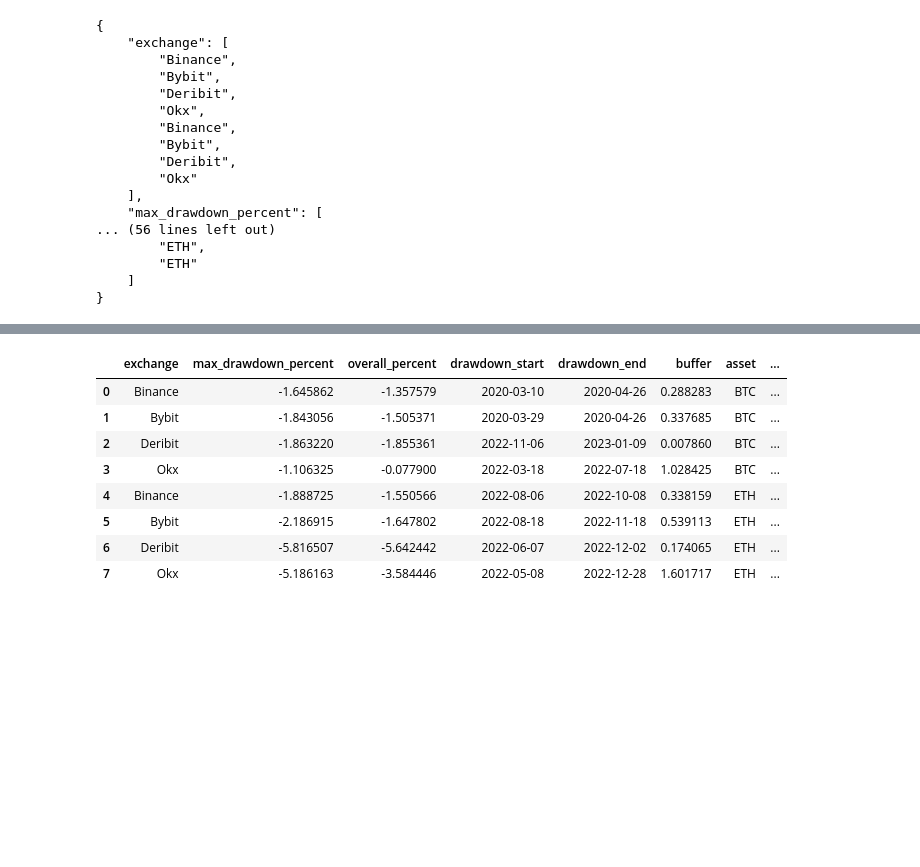
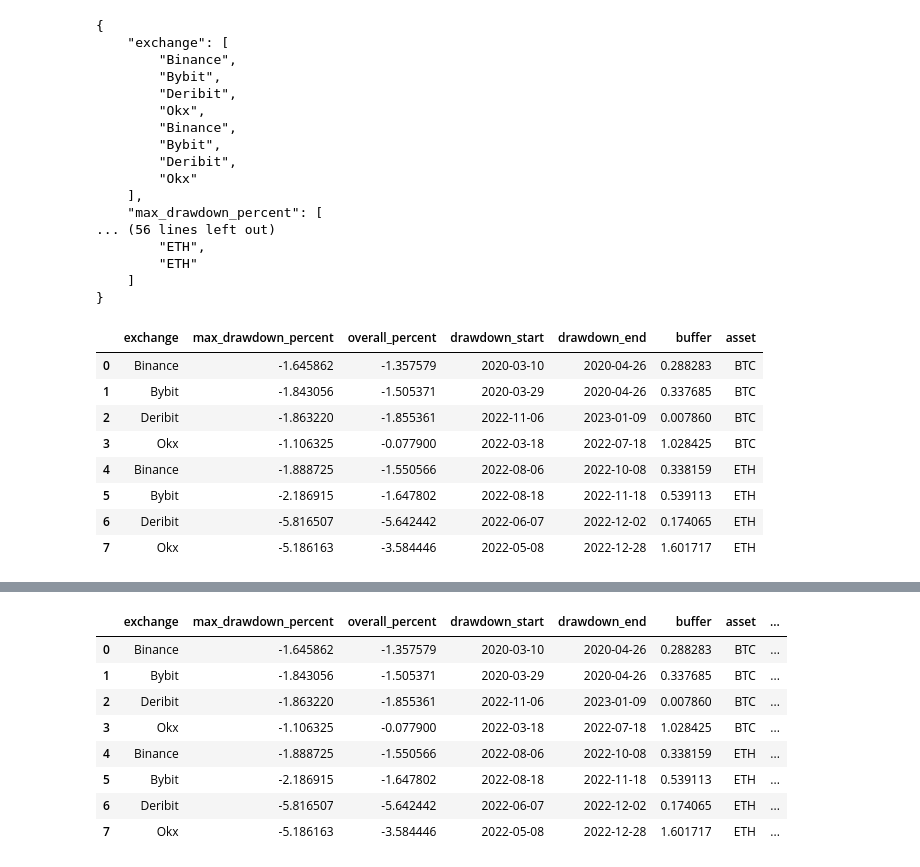
Before and after one commit to DiligentDeer/Web3Notebooks, a Jupyter notebook: ethena_research/sufficient_insurance_fund.ipynb, the cells around one changed output, grey strips where cells are left out. Cells and saved outputs as stored; diff of their text form; code cells hidden in the pictures; blank space fills up the shorter version.

```diff
--- a/ethena_research/sufficient_insurance_fund.ipynb
+++ b/ethena_research/sufficient_insurance_fund.ipynb
@@ -59,6 +59,21 @@ print(json.dumps(drawdown_dict, indent=4))
         "ETH"
     ]
 }
+# %%
+# Convert drawdown_dict to a DataFrame
+drawdown_df = pd.DataFrame(drawdown_dict)
+# %%
+drawdown_df
+# %% [output]
+|  | exchange | max_drawdown_percent | overall_percent | drawdown_start | drawdown_end | buffer | asset |
+| 0 | Binance | -1.645862 | -1.357579 | 2020-03-10 | 2020-04-26 | 0.288283 | BTC |
+| 1 | Bybit | -1.843056 | -1.505371 | 2020-03-29 | 2020-04-26 | 0.337685 | BTC |
+| 2 | Deribit | -1.863220 | -1.855361 | 2022-11-06 | 2023-01-09 | 0.007860 | BTC |
+| 3 | Okx | -1.106325 | -0.077900 | 2022-03-18 | 2022-07-18 | 1.028425 | BTC |
+| 4 | Binance | -1.888725 | -1.550566 | 2022-08-06 | 2022-10-08 | 0.338159 | ETH |
+| 5 | Bybit | -2.186915 | -1.647802 | 2022-08-18 | 2022-11-18 | 0.539113 | ETH |
+| 6 | Deribit | -5.816507 | -5.642442 | 2022-06-07 | 2022-12-02 | 0.174065 | ETH |
+| 7 | Okx | -5.186163 | -3.584446 | 2022-05-08 | 2022-12-28 | 1.601717 | ETH |
 # %%
 
 url_collateral = "https://app.ethena.fi/api/positions/current/collateral"
```
Also changed, not shown: parts of 4 cells of this notebook.
